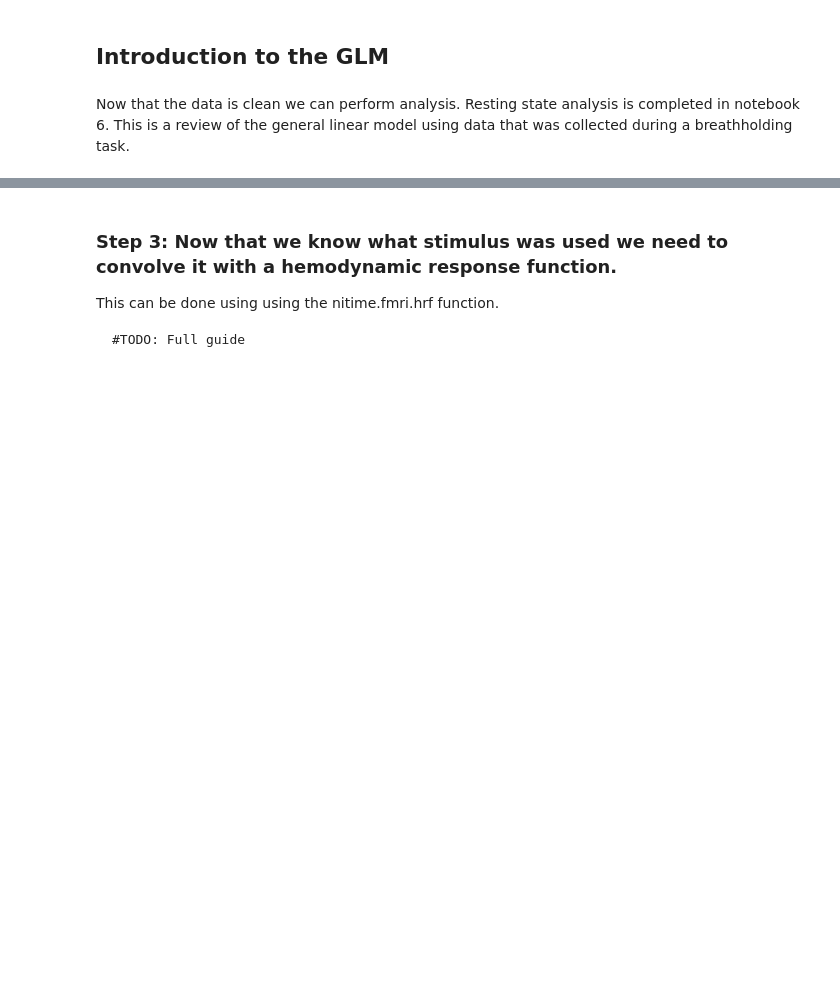
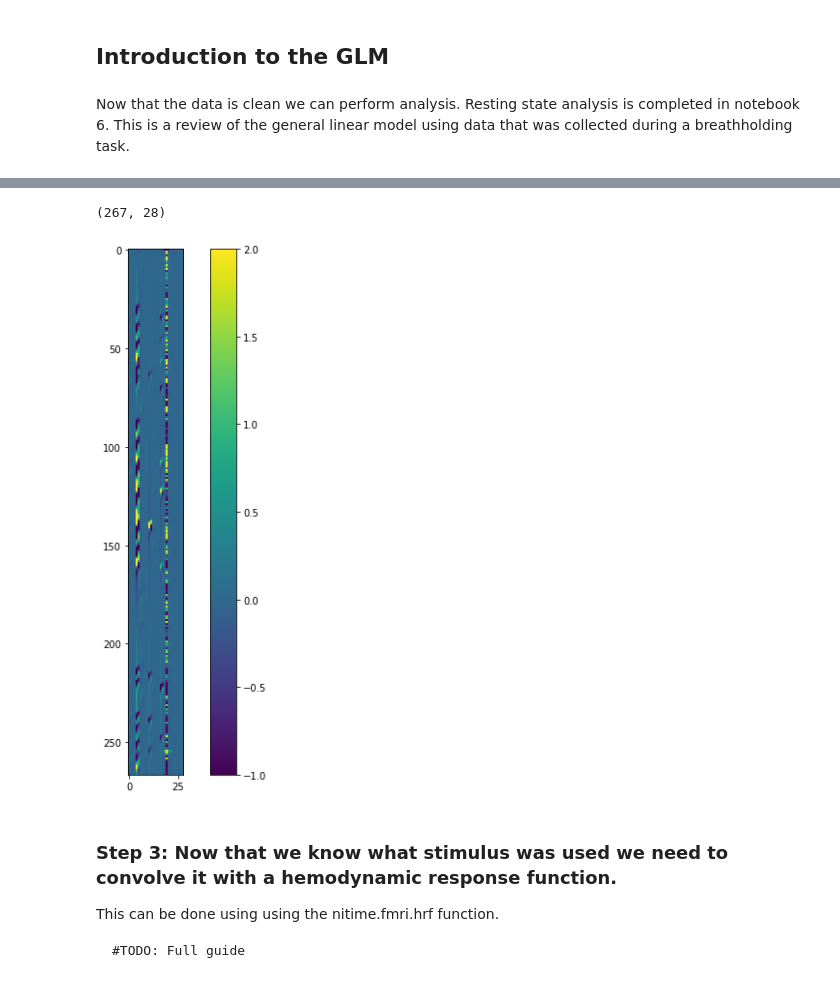
Before and after one commit to carpentries-incubator/SDC-BIDS-fMRI, a Jupyter notebook: bin/05a_general-linear-model-task-based_solutions.ipynb, the cells around one changed output, grey strips where cells are left out. Saved outputs shown, nothing was run; the diff lists cells and outputs as text; code cells hidden in the pictures; blank space fills up the shorter version.

Commit message:
preliminary OLS with permutations, need better design extraction

```diff
--- a/bin/05a_general-linear-model-task-based_solutions.ipynb
+++ b/bin/05a_general-linear-model-task-based_solutions.ipynb
@@ -36,3 +44,19 @@ print(onsets, volumes)
+# %%
+%matplotlib inline
+import numpy as np
+import nibabel as nb
+from nilearn import plotting
+import nilearn
+import matplotlib.pyplot as plt
+
+design_matrix = np.loadtxt('../sub-10171_task-bart_design.mat', skiprows=5)
+plt.figure(figsize=(10,10))
+plt.imshow(design_matrix, vmin=-1, vmax=2)
+plt.colorbar()
+print(design_matrix.shape)
+# %% [output]
+(267, 28)
+[figure, added]
 # %% [markdown]
 ### Step 3: Now that we know what stimulus was used we need to convolve it with a hemodynamic response function.
 
```
Also changed, not shown: parts of 5 cells of this notebook.
